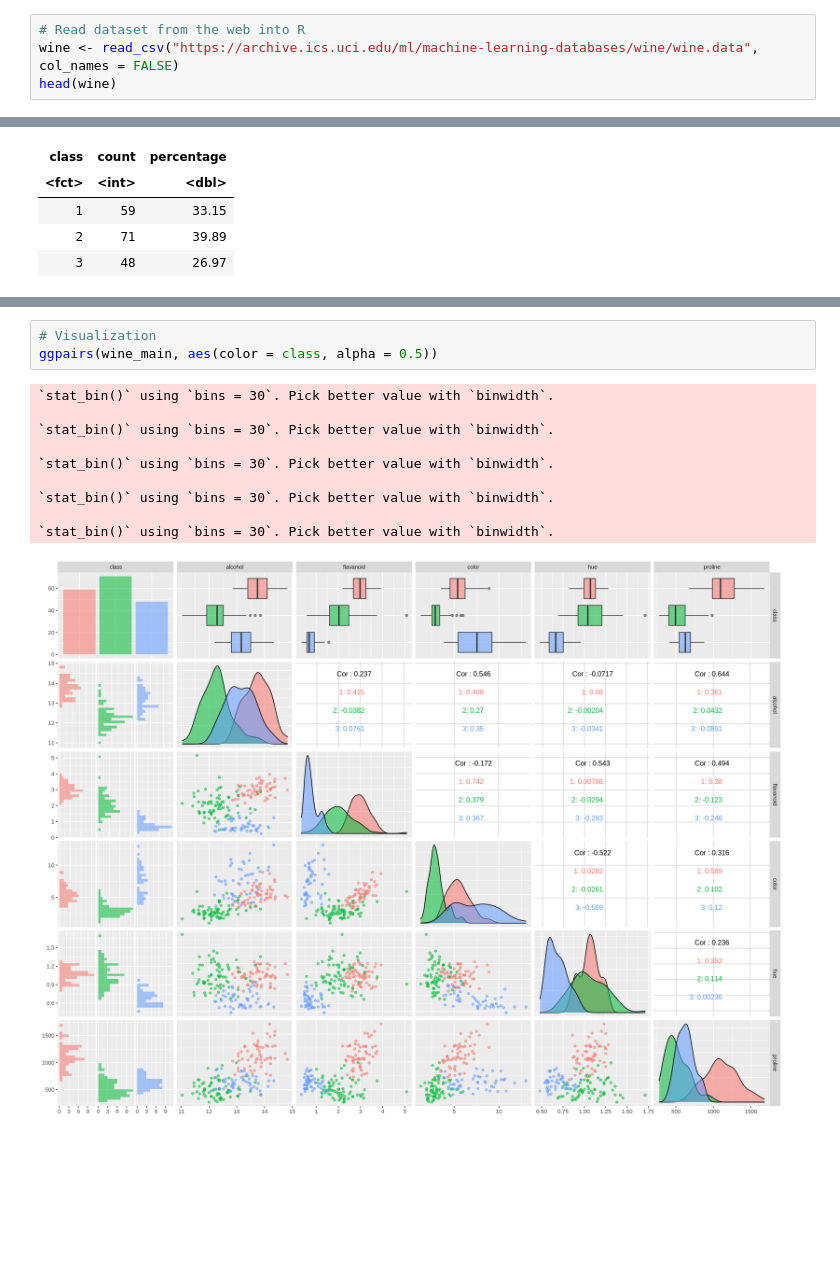
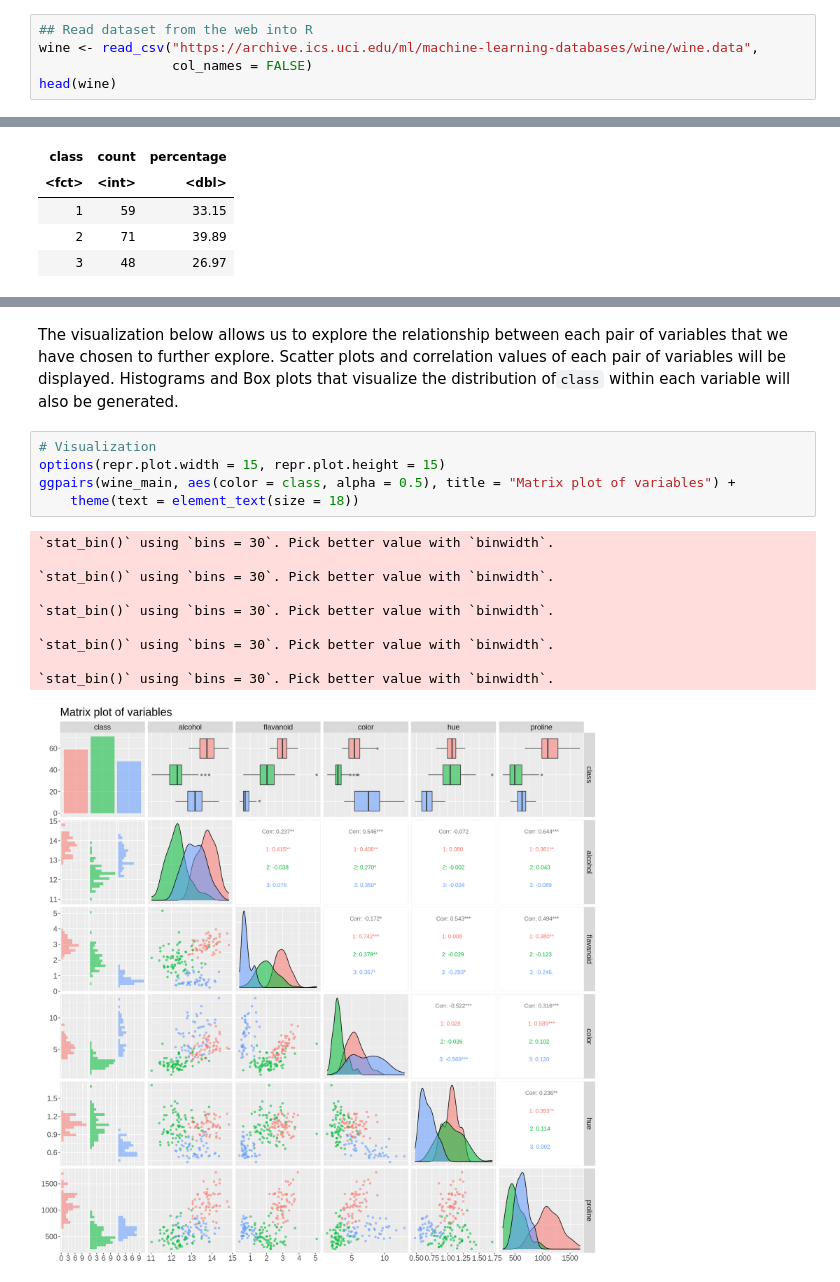
Before and after one commit to Herman-Liao/dsci100groupproject, a Jupyter notebook: Wine Classification.ipynb, the cells around one changed output, grey strips where cells are left out. Cells and saved outputs as stored; diff of their text form; blank space fills up the shorter version.

```diff
--- a/Wine Classification.ipynb
+++ b/Wine Classification.ipynb
@@ -33,5 +26,6 @@ Registered S3 method overwritten by 'GGally':
 # %%
-# Read dataset from the web into R
-wine <- read_csv("https://archive.ics.uci.edu/ml/machine-learning-databases/wine/wine.data", col_names = FALSE)
+## Read dataset from the web into R
+wine <- read_csv("https://archive.ics.uci.edu/ml/machine-learning-databases/wine/wine.data",
+                 col_names = FALSE)
 head(wine)
 # %% [output]
@@ -138,14 +154,18 @@ A tibble: 5 × 2
+# %% [markdown]
+The visualization below allows us to explore the relationship between each pair of variables that we have chosen to further explore. Scatter plots and correlation values of each pair of variables will be displayed. Histograms and Box plots that visualize the distribution of`class` within each variable will also be generated.
 # %%
 # Visualization
-ggpairs(wine_main, aes(color = class, alpha = 0.5))
+options(repr.plot.width = 15, repr.plot.height = 15)
+ggpairs(wine_main, aes(color = class, alpha = 0.5), title = "Matrix plot of variables") +
+    theme(text = element_text(size = 18))
 # %% [output]
 `stat_bin()` using `bins = 30`. Pick better value with `binwidth`.
 
 `stat_bin()` using `bins = 30`. Pick better value with `binwidth`.
 
 `stat_bin()` using `bins = 30`. Pick better value with `binwidth`.
 
 `stat_bin()` using `bins = 30`. Pick better value with `binwidth`.
 
 `stat_bin()` using `bins = 30`. Pick better value with `binwidth`.
-[figure, old version]
+[figure, new version]
```
Also changed, not shown: parts of 22 cells of this notebook.
